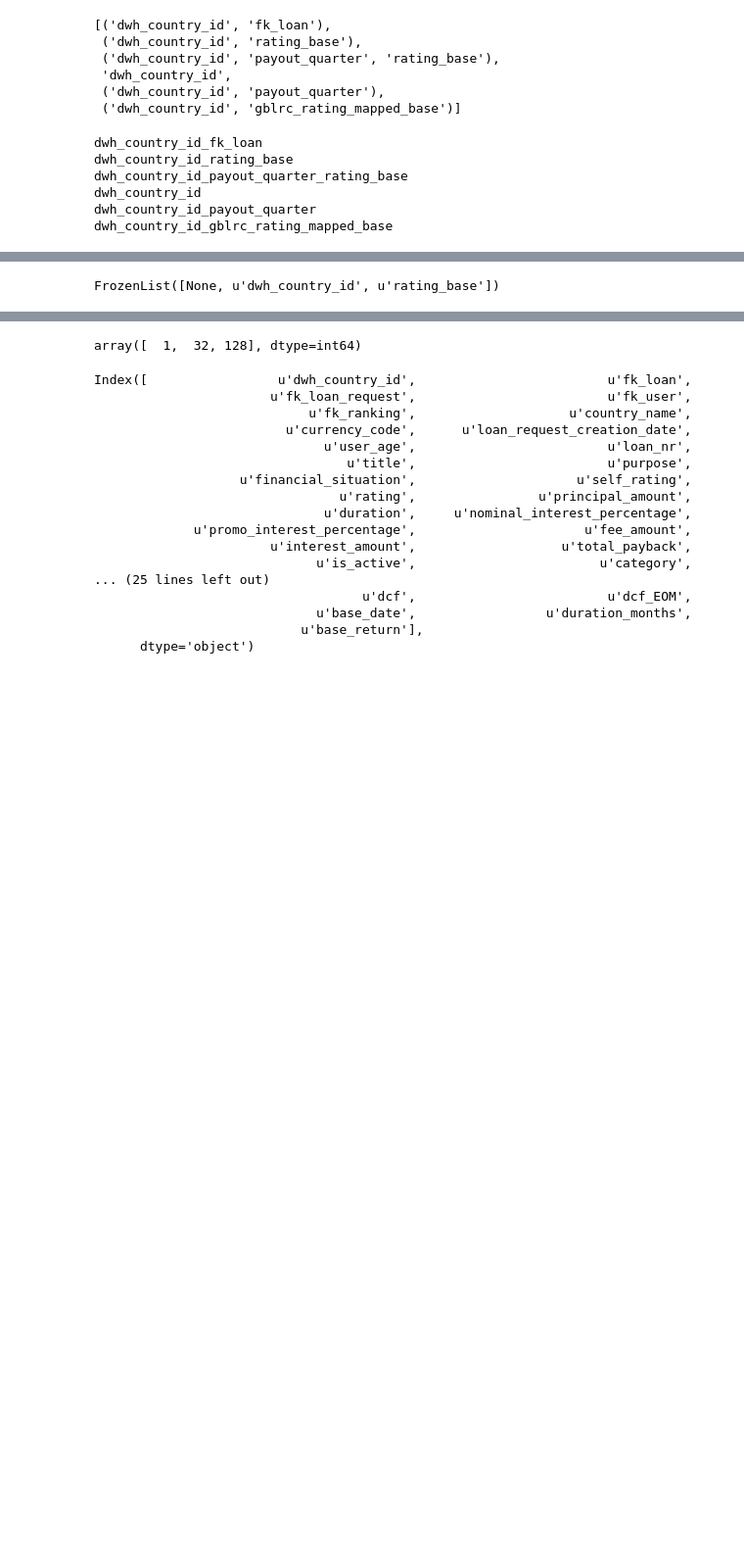
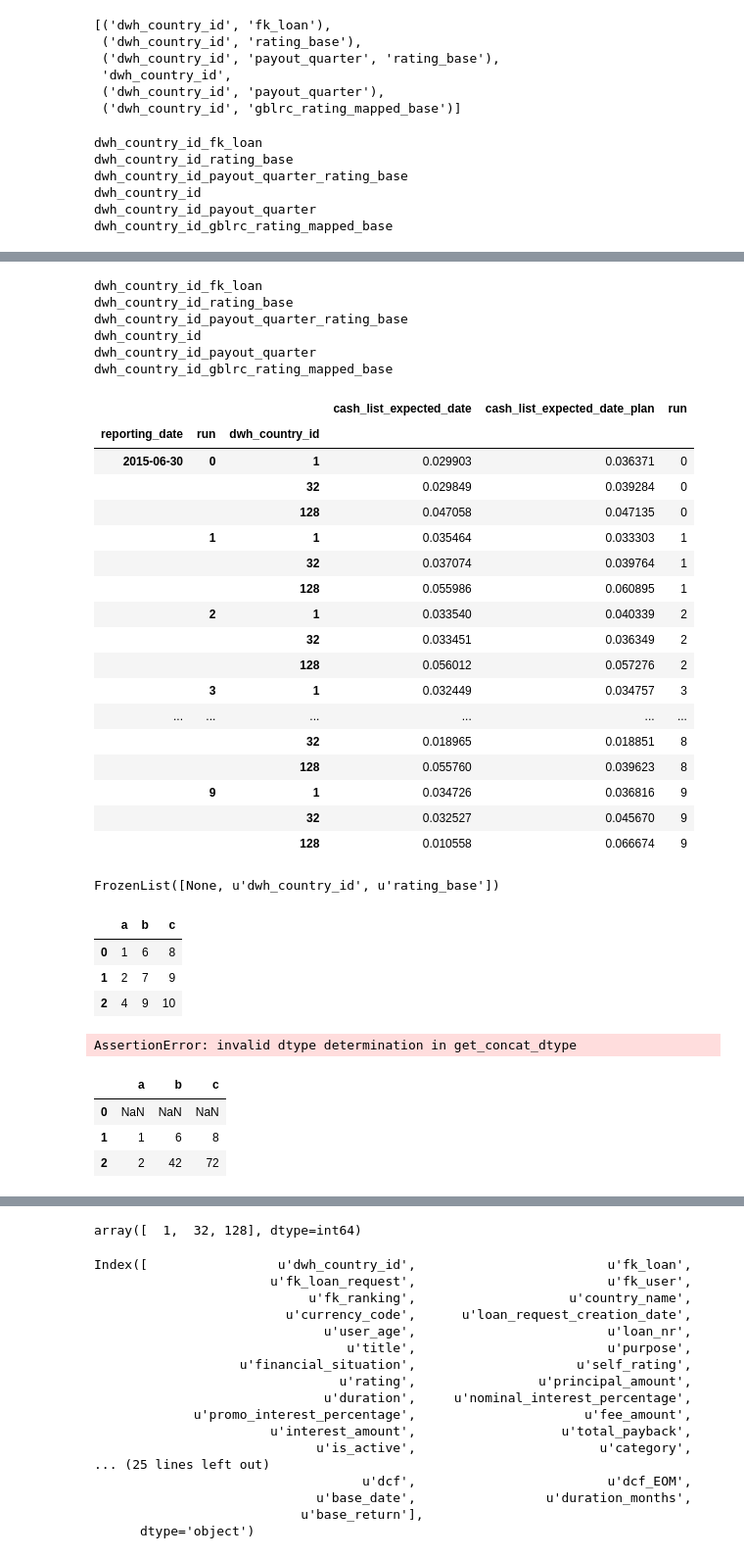
Before and after one commit to seanv507/lendico, a Jupyter notebook: Projects/Returns/src/returns01.ipynb, the cells around one changed output, grey strips where cells are left out. Shown at 98% size. Cells and saved outputs as stored; diff of their text form; code cells hidden in the pictures; blank space fills up the shorter version.

```diff
--- a/Projects/Returns/src/returns01.ipynb
+++ b/Projects/Returns/src/returns01.ipynb
@@ -322,0 +323,8 @@ Name: payout_date, dtype: datetime64[ns]
+# %%
+dup_selected_reporting_dates = [d for d in selected_reporting_dates for i in range(n_runs)]
+for split in splits :
+    xirrs_all[split] = pd.concat( xirrs_all_list[split], keys=selected_reporting_dates)
+
+    xirrs_seed_all[split] = pd.concat( xirrs_seed_all_list[split],
+                                      keys=zip(dup_selected_reporting_dates, range(n_runs)*len(selected_reporting_dates)),
+                                     names=['reporting_date','run'])
@@ -351,4 +448,60 @@ dwh_country_id_gblrc_rating_mapped_base
+# %%
+for key,data in xirrs_seed_all.iteritems():
+    k="_".join(key) if isinstance(key,tuple) else key
+    print k
+    l=list(data.index.names)
+    l[0]='EOM'
+    data.index.names=l
+    data.to_csv('..\\' +k+'_seed_3.csv')
+# %% [output]
+dwh_country_id_fk_loan
+dwh_country_id_rating_base
+dwh_country_id_payout_quarter_rating_base
+dwh_country_id
+dwh_country_id_payout_quarter
+dwh_country_id_gblrc_rating_mapped_base
+# %%
+ xirrs_seed_all['dwh_country_id']
+# %% [output]
+|  |  |  | cash_list_expected_date | cash_list_expected_date_plan | run |
+| reporting_date | run | dwh_country_id |  |  |  |
+| 2015-06-30 | 0 | 1 | 0.029903 | 0.036371 | 0 |
+|  |  | 32 | 0.029849 | 0.039284 | 0 |
+|  |  | 128 | 0.047058 | 0.047135 | 0 |
+|  | 1 | 1 | 0.035464 | 0.033303 | 1 |
+|  |  | 32 | 0.037074 | 0.039764 | 1 |
+|  |  | 128 | 0.055986 | 0.060895 | 1 |
+|  | 2 | 1 | 0.033540 | 0.040339 | 2 |
+|  |  | 32 | 0.033451 | 0.036349 | 2 |
+|  |  | 128 | 0.056012 | 0.057276 | 2 |
+|  | 3 | 1 | 0.032449 | 0.034757 | 3 |
+| ... | ... | ... | ... | ... | ... |
+|  |  | 32 | 0.018965 | 0.018851 | 8 |
+|  |  | 128 | 0.055760 | 0.039623 | 8 |
+|  | 9 | 1 | 0.034726 | 0.036816 | 9 |
+|  |  | 32 | 0.032527 | 0.045670 | 9 |
+|  |  | 128 | 0.010558 | 0.066674 | 9 |
 # %%
 xirrs_all[('dwh_country_id', 'rating_base')].index.names
 # %% [output]
 FrozenList([None, u'dwh_country_id', u'rating_base'])
+# %%
+df
+# %% [output]
+|  | a | b | c |
+| 0 | 1 | 6 | 8 |
+| 1 | 2 | 7 | 9 |
+| 2 | 4 | 9 | 10 |
+# %%
+df=pd.DataFrame({'a':[1,2,4],'b':[6,7,9], 'c':[8,9,10]})
+tf=lambda x:pd.DataFrame({'s':x.b.cumprod(),'y':x.b.shift(1).cumprod()})
+df[['n','m']]=df.groupby('a').transform(tf)
+# %% [output]
+AssertionError: invalid dtype determination in get_concat_dtype
+# %%
+df.cumprod().shift(1)
+# %% [output]
+|  | a | b | c |
+| 0 | NaN | NaN | NaN |
+| 1 | 1 | 6 | 8 |
+| 2 | 2 | 42 | 72 |
```
Also changed, not shown: parts of 28 cells of this notebook, 2 other files.
